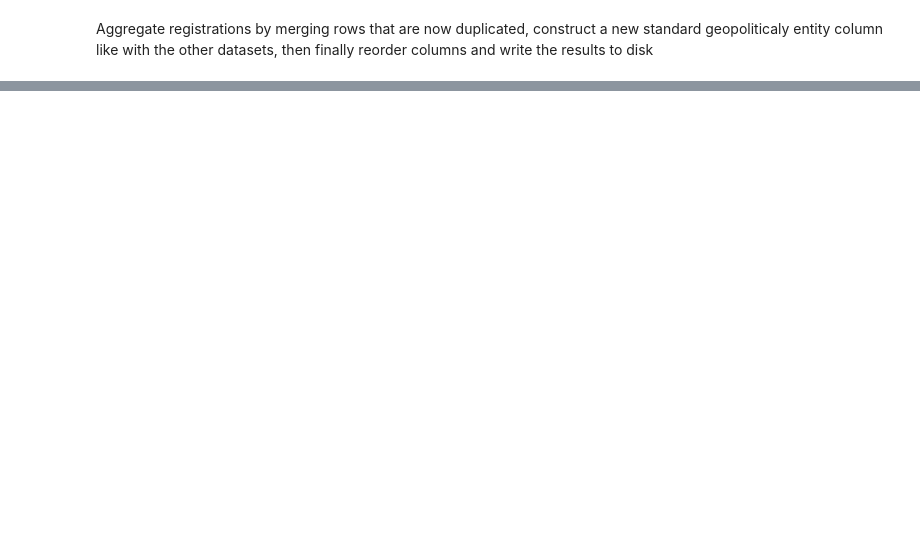
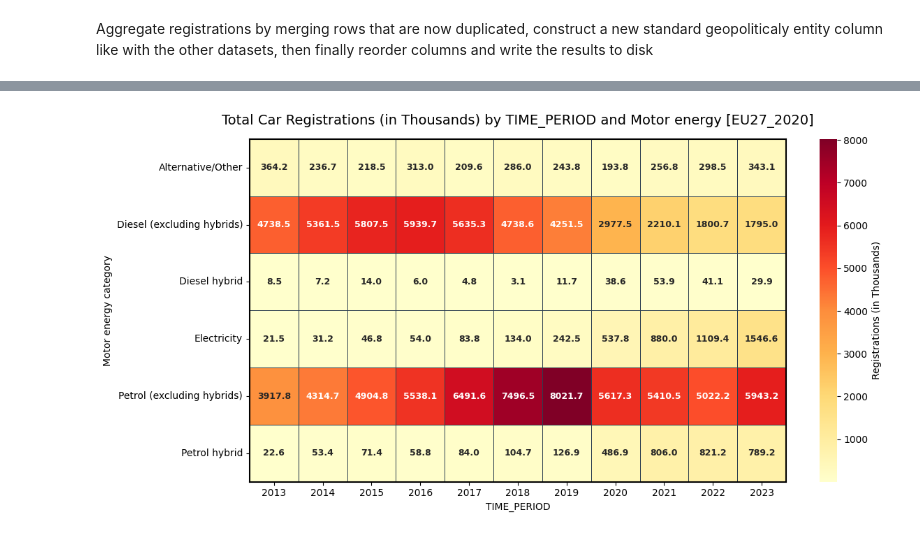
Before and after one commit to GianlucaRigatti/dataviz-project, a Jupyter notebook: technical_report/4_dataset_analysis_eea_co2_emissions_from_passenger_cars.ipynb, the cells around one changed output, grey strips where cells are left out. Drawn from its saved outputs; the diff is of its cells as text; code cells hidden in the pictures; blank space fills up the shorter version.

```diff
--- a/technical_report/4_dataset_analysis_eea_co2_emissions_from_passenger_cars.ipynb
+++ b/technical_report/4_dataset_analysis_eea_co2_emissions_from_passenger_cars.ipynb
@@ -198,39 +212,47 @@ pivoted_df = (
     df.groupBy("Motor energy")
       .pivot("TIME_PERIOD")
       .agg(F.round(F.sum("registrations") / 1000, 1))
       .fillna(0)
       .orderBy("Motor energy")
 )
 
 raw_rows = pivoted_df.collect()
 columns = pivoted_df.columns
 years = sorted([c for c in columns if c != "Motor energy"])
 
 matrix_dict = {
     r["Motor energy"]: [r[y] for y in years]
     for r in raw_rows
 }
 
 heatmap_data = pd.DataFrame.from_dict(matrix_dict, orient="index", columns=years)
 
-plt.figure(figsize=(12, 6), dpi=300)
-
-sns.heatmap(
+plt.figure(figsize=(12, 6))
+ax = sns.heatmap(
     heatmap_data,
     annot=True,
-    fmt=",.1f",
+    fmt="",
+    annot_kws={"weight": "bold", "size": 9},
     cmap="YlOrRd",
     linewidths=0.5,
-    linecolor='black',
+    linecolor="#2c3e50",
     cbar_kws={'label': 'Registrations (in Thousands)'}
 )
 
-plt.title("Year-by-Year Total Registrations by Motor Energy Type (in Thousands)", fontsize=14, pad=15)
-plt.xlabel("Year (TIME_PERIOD)", fontsize=12, labelpad=10)
-plt.ylabel("Motor Energy Type", fontsize=12, labelpad=10)
+# Heatmap border
+for _, spine in ax.spines.items():
+    spine.set_visible(True)
+    spine.set_color("black")
+    spine.set_linewidth(1.5)
+
+plt.title("Total Car Registrations (in Thousands) by TIME_PERIOD and Motor energy [EU27_2020]", fontsize=14, pad=15)
+plt.xlabel("TIME_PERIOD")
+plt.ylabel("Motor energy category")
 plt.xticks(rotation=0)
 plt.yticks(rotation=0)
 
 plt.tight_layout()
-plt.savefig("img/powertrain_year_heatmap.png", dpi=300, bbox_inches="tight")
+plt.savefig("img/powertrain_year_heatmap.png", dpi=300)
 plt.show()
+# %% [output]
+[figure, added]
```
Also changed, not shown: parts of 5 cells of this notebook, 2 other files.
